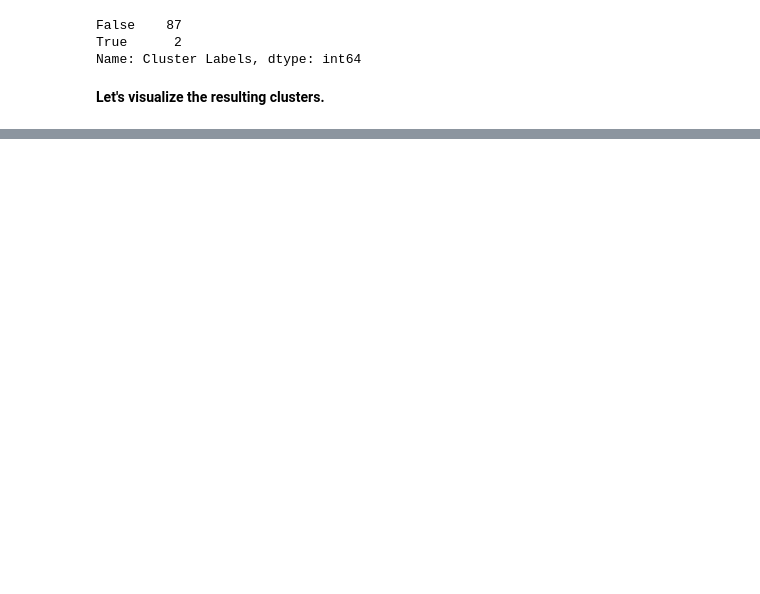
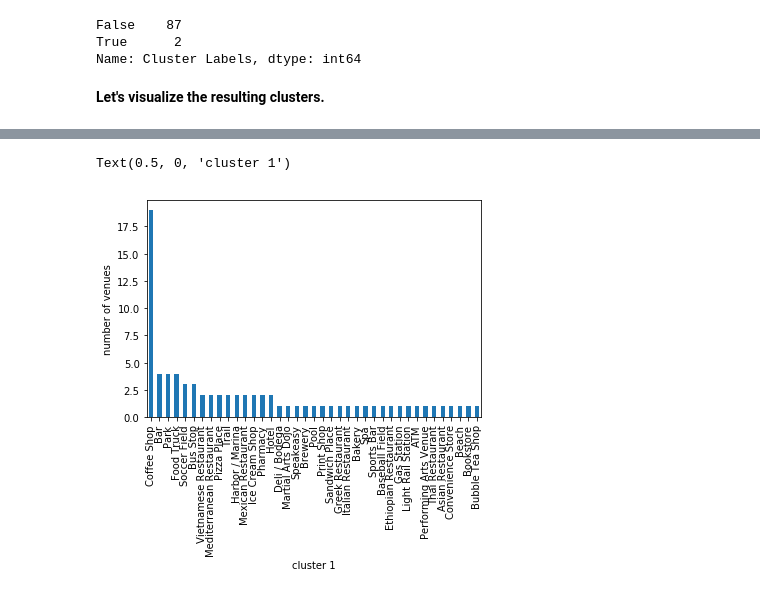
Before and after one commit to guldenturgay/Coursera_Capstone, a Jupyter notebook: capstone_the_battle_of_neighborhoods_week_2.ipynb, the cells around one changed output, grey strips where cells are left out. Cells and saved outputs as stored; diff of their text form; code cells hidden in the pictures; blank space fills up the shorter version.

```diff
--- a/capstone_the_battle_of_neighborhoods_week_2.ipynb
+++ b/capstone_the_battle_of_neighborhoods_week_2.ipynb
@@ -457,0 +460,7 @@ third_cluster
+# %%
+second_cluster['1st Most Common Venue'].value_counts().plot(kind = 'bar')
+plt.ylabel('number of venues')
+plt.xlabel('cluster 1')
+# %% [output]
+Text(0.5, 0, 'cluster 1')
+[figure, added]
```
Also changed, not shown: parts of 9 cells of this notebook.
